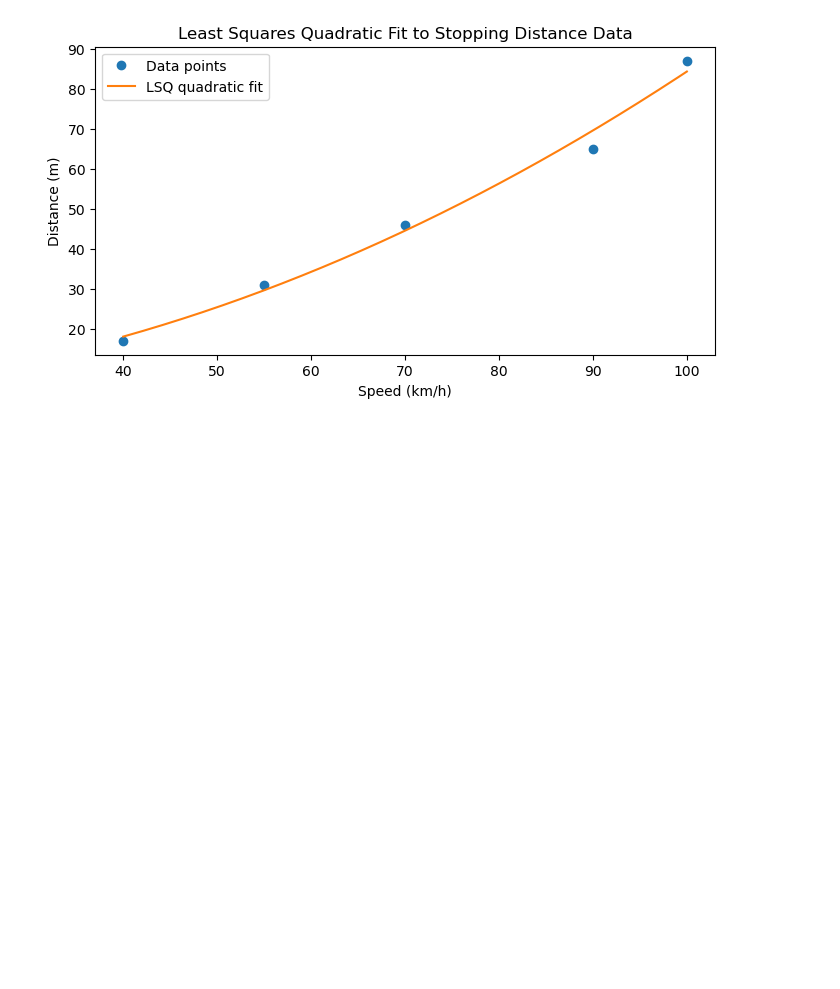
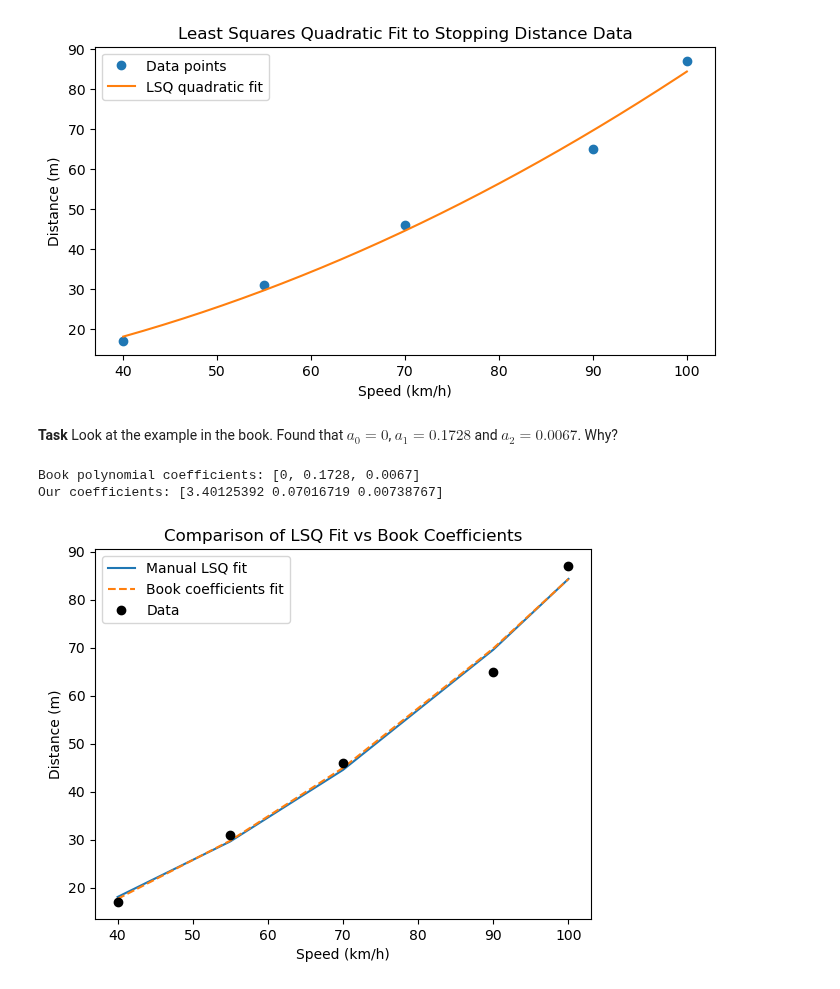
Before and after one commit to galendal/MAT160, a Jupyter notebook: LSQ.ipynb, the cells around one changed output. Saved outputs shown, nothing was run; the diff lists cells and outputs as text; code cells hidden in the pictures; blank space fills up the shorter version.

```diff
--- a/LSQ.ipynb
+++ b/LSQ.ipynb
@@ -212,8 +207,8 @@ y vector:
 # Manually solve the normal equation for LSQ: beta = (A^T A)^(-1) A^T y
 ATA = A.T @ A
 ATy = A.T @ y_vec
-coeffs_poly_manual = np.linalg.inv(ATA) @ ATy
-print("Manual LSQ polynomial coefficients:", coeffs_poly_manual)
+coeffs = np.linalg.inv(ATA) @ ATy
+print("Manual LSQ polynomial coefficients:", coeffs)
 # %% [output]
 Manual LSQ polynomial coefficients: [3.40125392 0.07016719 0.00738767]
 # %%
@@ -230,3 +227,29 @@ plt.legend()
 plt.show()
 # %% [output]
 [figure]
+# %% [markdown]
+**Task**
+Look at the example in the book. Found that $a_0=0$, $a_1 = 0.1728$ and $a_2 = 0.0067$. Why?
+# %%
+coeffs_poly_book=[0,0.1728,0.0067]
+print("Book polynomial coefficients:", coeffs_poly_book)
+print("Our coefficients:", coeffs)
+
+x_arr=np.linspace(0, 150, 100)
+x_arr=speed
+# Fit curves using both sets of coefficients
+y_manual = coeffs[0] + coeffs[1] * x_arr + coeffs[2] * x_arr**2
+y_book = coeffs_poly_book[0] + coeffs_poly_book[1] * x_arr + coeffs_poly_book[2] * x_arr**2
+plt.plot(x_arr, y_manual, label='Manual LSQ fit')
+plt.plot(x_arr, y_book, '--', label='Book coefficients fit')
+plt.plot(speed, distance, 'ko', label='Data')  # include the data points
+
+plt.xlabel('Speed (km/h)')
+plt.ylabel('Distance (m)')
+plt.title('Comparison of LSQ Fit vs Book Coefficients')
+plt.legend()
+plt.show()
+# %% [output]
+Book polynomial coefficients: [0, 0.1728, 0.0067]
+Our coefficients: [3.40125392 0.07016719 0.00738767]
+[figure, added]
```
Also changed, not shown: parts of 20 cells of this notebook, 3 other files.
